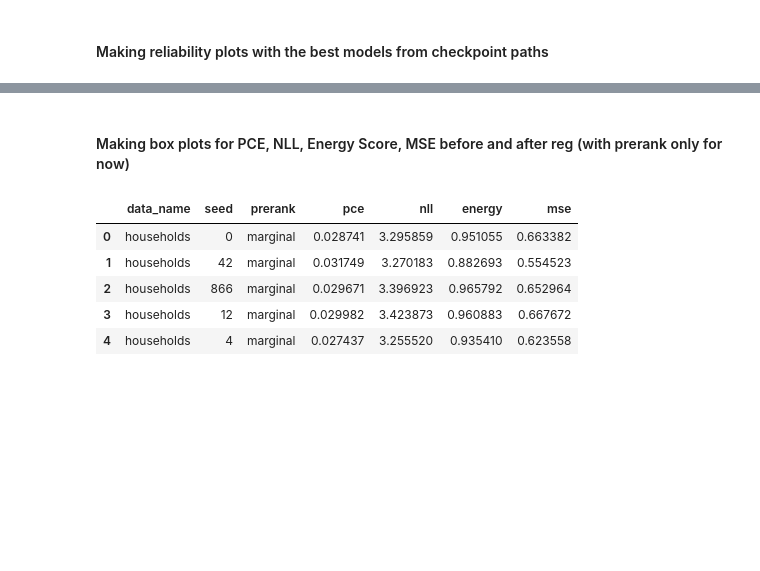
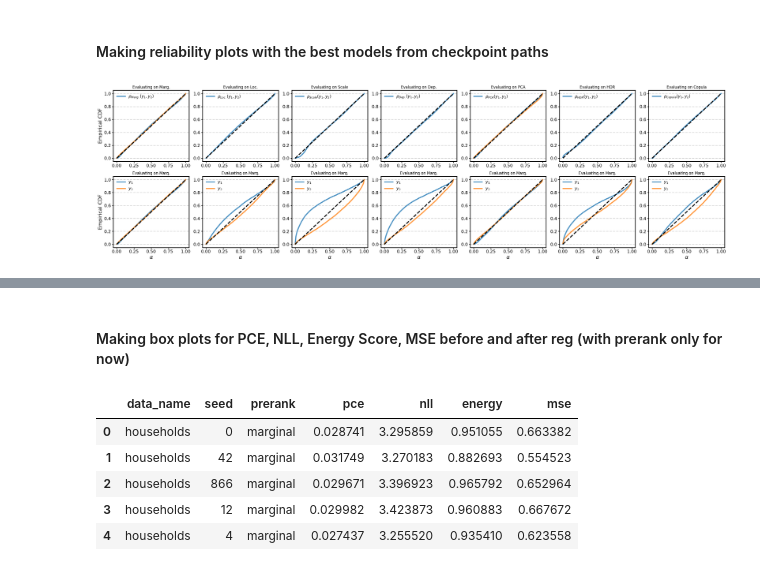
Before and after one commit to ayalaajil/Multivariate-Calibration-with-Prerank-Regularization, a Jupyter notebook: Multicalibration/Projected_PIT_calibration/diagrams-with-best-models.ipynb, the cells around one changed output, grey strips where cells are left out. Cells and saved outputs as stored; diff of their text form; code cells hidden in the pictures; blank space fills up the shorter version.

```diff
--- a/Multicalibration/Projected_PIT_calibration/diagrams-with-best-models.ipynb
+++ b/Multicalibration/Projected_PIT_calibration/diagrams-with-best-models.ipynb
@@ -30,2 +42,95 @@ datamodule = RealDataModule(rc, num_workers=8)
 p, q = datamodule.input_dim, datamodule.output_dim
+# %%
+custom_title = {
+    "marginal": "Marg.",
+    "mean": "Loc.",
+    "variance": "Scale",
+    "dependency": "Dep.",
+    "pca": "PCA",
+    "density": "HDR",
+    "cdf": "Copula"
+}
+
+preranks = ["marginal", "mean", "variance", "dependency", "pca", "density", "cdf"]
+best_lambdas = [10.0, 10.0, 10.0, 5.0, 10.0, 5.0, 10.0]
+seed = 0
+colors = [
+    "#1f77b4", "#ff7f0e", "#2ca02c", "#d62728", "#9467bd", "#8c564b", "#e377c2",
+    "#7f7f7f", "#bcbd22", "#17becf", "#aec7e8", "#ffbb78", "#98df8a", "#ff9896",
+    "#c5b0d5", "#c49c94"
+]
+alphas = np.linspace(0, 1, 100)
+
+fig, axes = plt.subplots(2, 7, figsize=(28, 8))
+
+for col, (train_prerank, l) in enumerate(zip(preranks, best_lambdas)):
+    base_path = f"/mnt/default/elnura_workspace/Multivariate-recalibration/Multicalibration/Projected_PIT_calibration/logs/prerank3/{data_name}/model=mixture,seed={seed},lambda={l},prerank={train_prerank}/0/checkpoints"
+    ckpt_files = glob.glob(os.path.join(base_path, "*.ckpt"))
+    assert ckpt_files, f"No checkpoint found in {base_path}"
+    ckpt_path = ckpt_files[0]
+
+    model = MixtureLightningModule.load_from_checkpoint(ckpt_path)
+    model.eval().to(config.device)
+
+    test_loader = datamodule.test_dataloader()
+
+    for i, eval_prerank in enumerate([train_prerank, "marginal"]):
+        pces, cdfs = [], []
+        for x, y, idx in test_loader:
+            x = x.to(config.device)
+            y = y.to(config.device)
+            dist = model.predict(x)
+            pce_val, _ = pce(dist, y, n_samples=model.hparams.es_num_samples, prerank=eval_prerank)
+            #pce_val is of hsape 3 and cdfs are of shape 3, 100
+            pces.append(pce_val)
+            cdfs.append(_)
+        pce_total = torch.stack(pces).mean(dim=0)
+        cdfs_total = torch.stack(cdfs).mean(dim=0)
+
+        ax = axes[i][col]
+
+        vdots_shown = False
+        D = cdfs_total.shape[0]
+        for d in range(D):
+            if i == 0:
+                if q > 4:
+                    y_vars = r"y_1, \dots, y_{" + str(q) + r"}"
+                else:
+                    y_vars = ", ".join([fr"y_{{{j+1}}}" for j in range(q)])
+                label = fr"$\rho_{{{custom_title[train_prerank]}}}({y_vars})$" if d == 0 else None
+            else:
+                if q > 4:
+                    if d == 0:
+                        label = fr"$y_1$"
+                    elif d == q - 1:
+                        label = fr"$y_{{{q}}}$"
+                    elif not vdots_shown:
+                        label = fr"$\vdots$"
+                        vdots_shown = True
+                    else:
+                        label = None
+                else:
+                    label = fr"$y_{{{d+1}}}$"
+            ax.plot(alphas, cdfs_total[d].cpu().numpy(), color=colors[d], lw = 3.5, alpha=0.8, label=label)
+
+        ax.plot(alphas, alphas, linestyle='--', color='black', lw = 3)
+
+        ax.legend(loc='upper left', frameon=False)
+
+        if i == 1:
+            ax.set_xlabel(r'$\alpha$')
+            ax.set_title("Evaluating on Marg.")
+        if col == 0:
+            ax.set_ylabel("Empirical CDF")
+        ax.grid(axis='y', linestyle='--', alpha=0.5, linewidth = 2)
+        if i == 0:
+            ax.set_title(f"Evaluating on {custom_title[train_prerank]}")
+
+plt.tight_layout()
+os.makedirs(f"figures/paper/{data_name}", exist_ok=True)
+plt.savefig(f"figures/paper/{data_name}/rel_grid_prerank.png", bbox_inches='tight', dpi=500)
+plt.show()
+# plt.close()
+# %% [output]
+[figure, added]
 # %%
```
Also changed, not shown: parts of 8 cells of this notebook.
